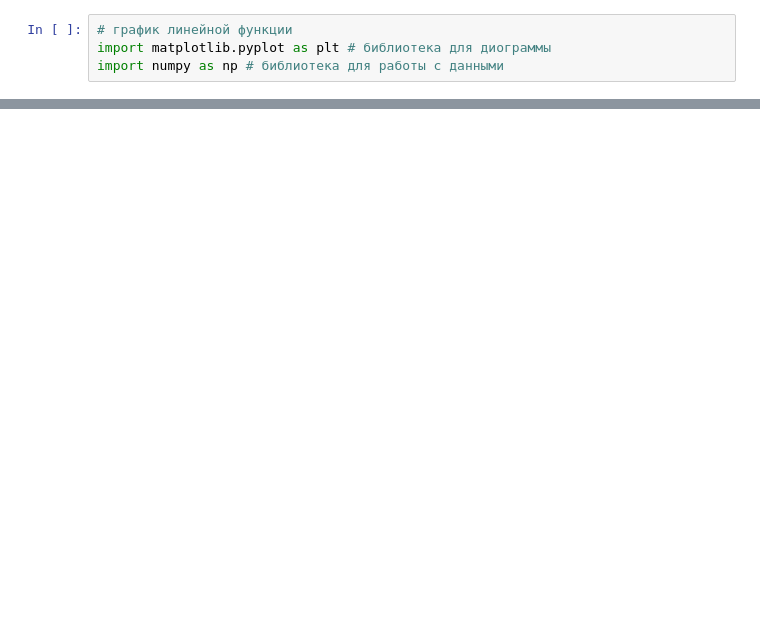
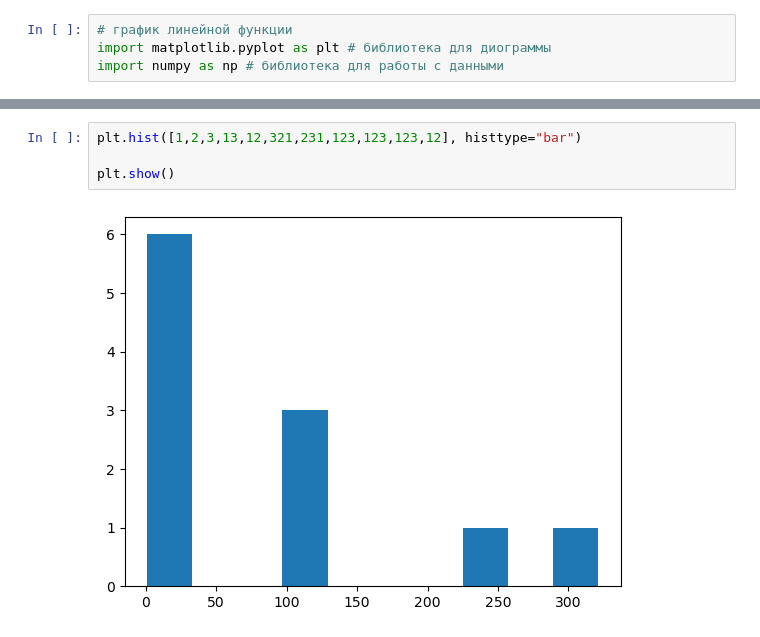
Before and after one commit to SENATOROVAI/Python-Anisiya, a Jupyter notebook: Math/Lesson_numpy.ipynb, the cells around one changed output, grey strips where cells are left out. Drawn from its saved outputs; the diff is of its cells as text; blank space fills up the shorter version.

```diff
--- a/Math/Lesson_numpy.ipynb
+++ b/Math/Lesson_numpy.ipynb
@@ -41,0 +74,6 @@ linspace(start, stop, num=50, endpoint=True, retstep=False, dtype=None, axis=0)
+# %%
+plt.hist([1,2,3,13,12,321,231,123,123,123,12], histtype="bar")
+
+plt.show()
+# %% [output]
+[figure, added]
```
Also changed, not shown: parts of 11 cells of this notebook, 30 other files.
